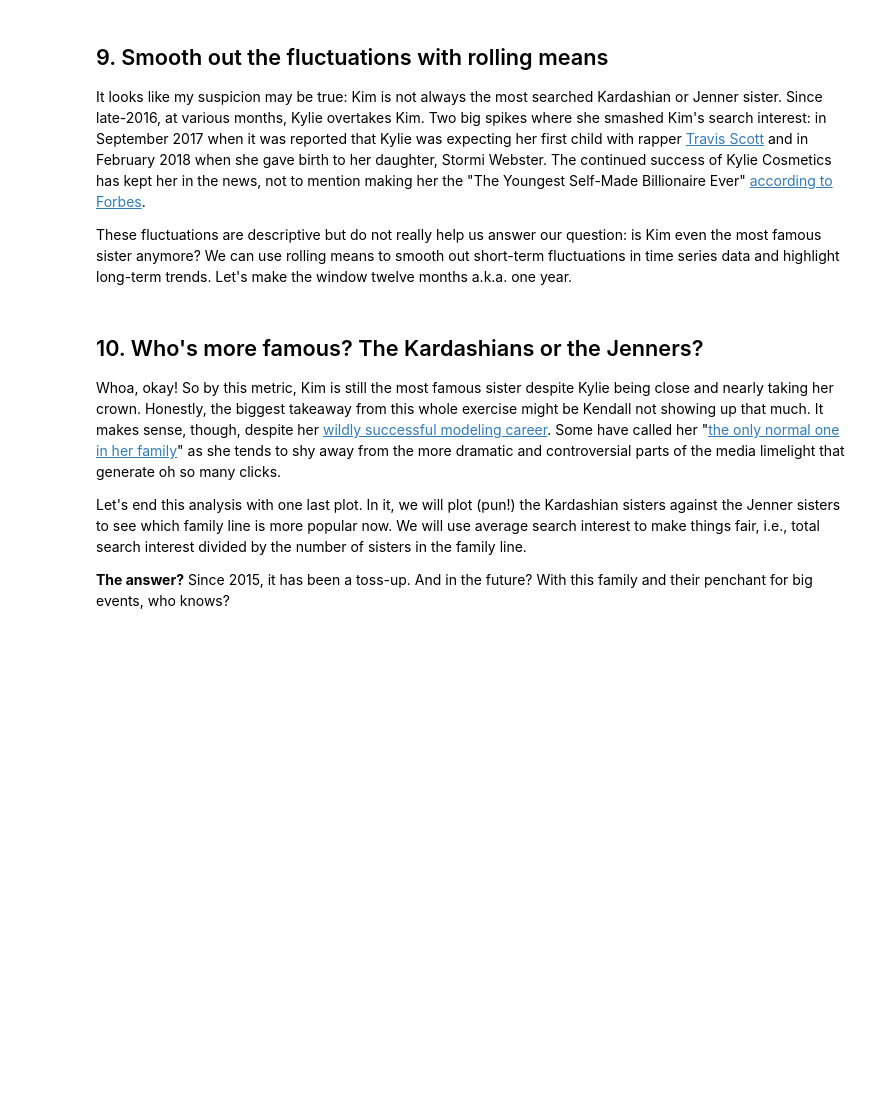
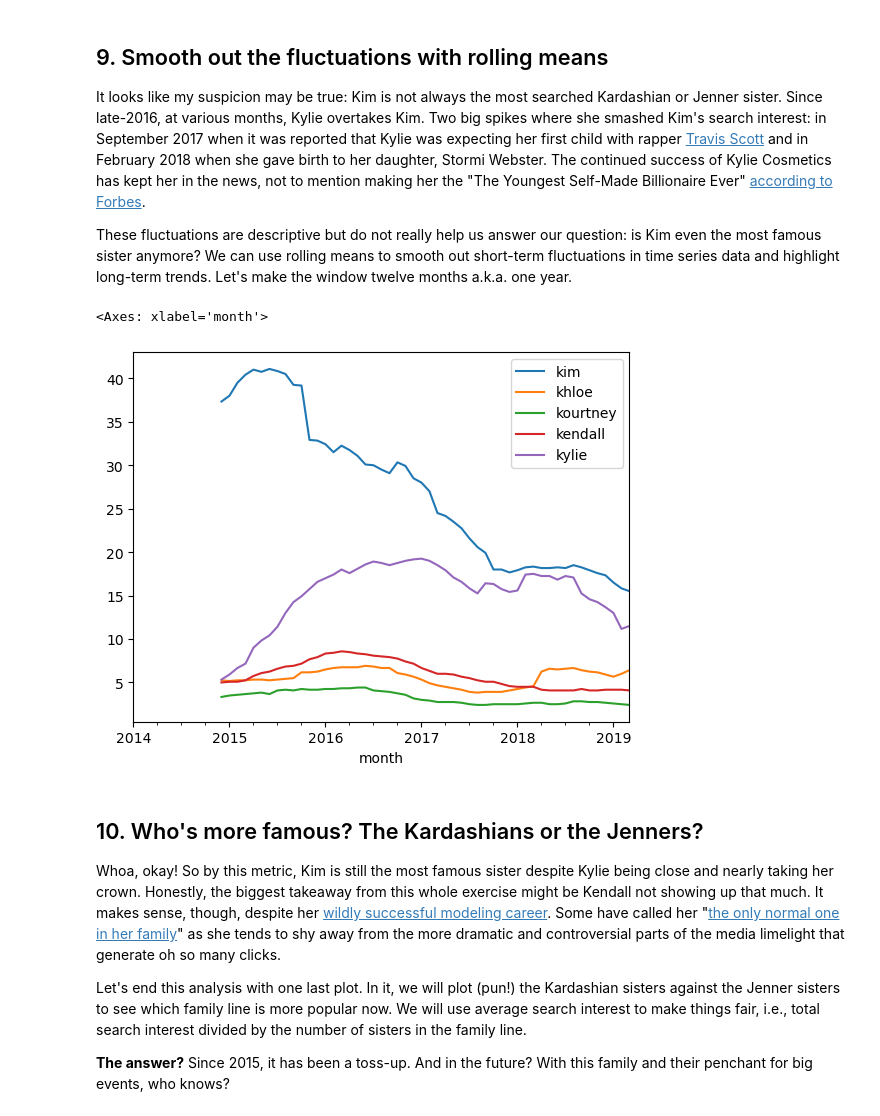
Before and after one commit to JeremyTallant/search_interest, a Jupyter notebook: google_trends.ipynb, the cells around one changed output. Saved outputs shown, nothing was run; the diff lists cells and outputs as text; code cells hidden in the pictures; blank space fills up the shorter version.

```diff
--- a/google_trends.ipynb
+++ b/google_trends.ipynb
@@ -182,7 +182,10 @@ trends.plot()
 <p>These fluctuations are descriptive but do not really help us answer our question: is Kim even the most famous sister anymore? We can use rolling means to smooth out short-term fluctuations in time series data and highlight long-term trends. Let's make the window twelve months a.k.a. one year.</p>
 # %%
 # Smooth the data with rolling means
-# ... YOUR CODE FOR TASK 9 ...
+trends.rolling(window=12).mean().plot()
+# %% [output]
+<Axes: xlabel='month'>
+[figure, added]
 # %% [markdown]
 ## 10. Who's more famous? The Kardashians or the Jenners?
 <p>Whoa, okay! So by this metric, Kim is still the most famous sister despite Kylie being close and nearly taking her crown. Honestly, the biggest takeaway from this whole exercise might be Kendall not showing up that much. It makes sense, though, despite her <a href="http://time.com/money/5033357/kendall-jenner-makes-more-than-gisele-bundchen/">wildly successful modeling career</a>. Some have called her "<a href="https://www.nickiswift.com/5681/kendall-jenner-normal-one-family/">the only normal one in her family</a>" as she tends to shy away from the more dramatic and controversial parts of the media limelight that generate oh so many clicks.</p>
```
